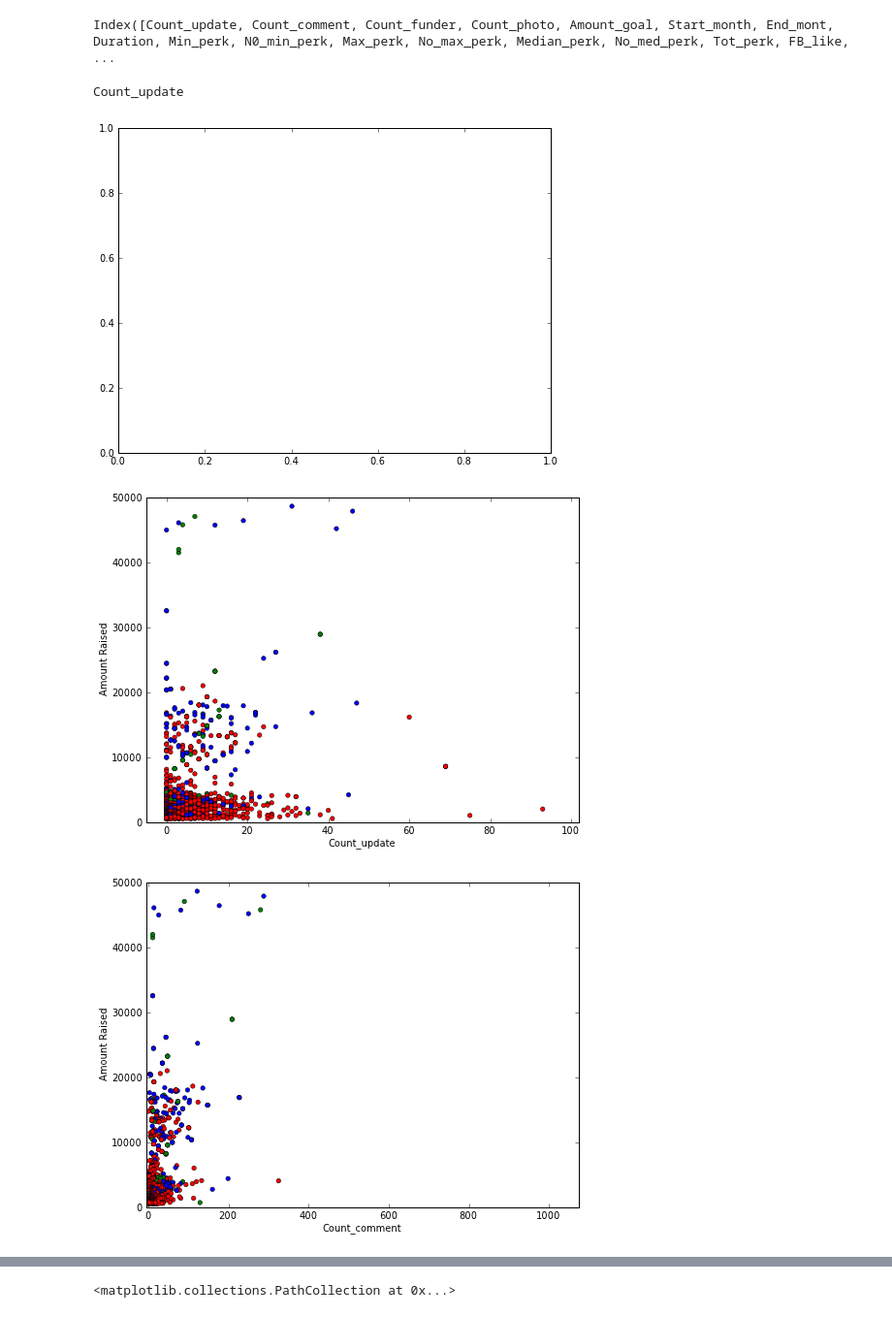
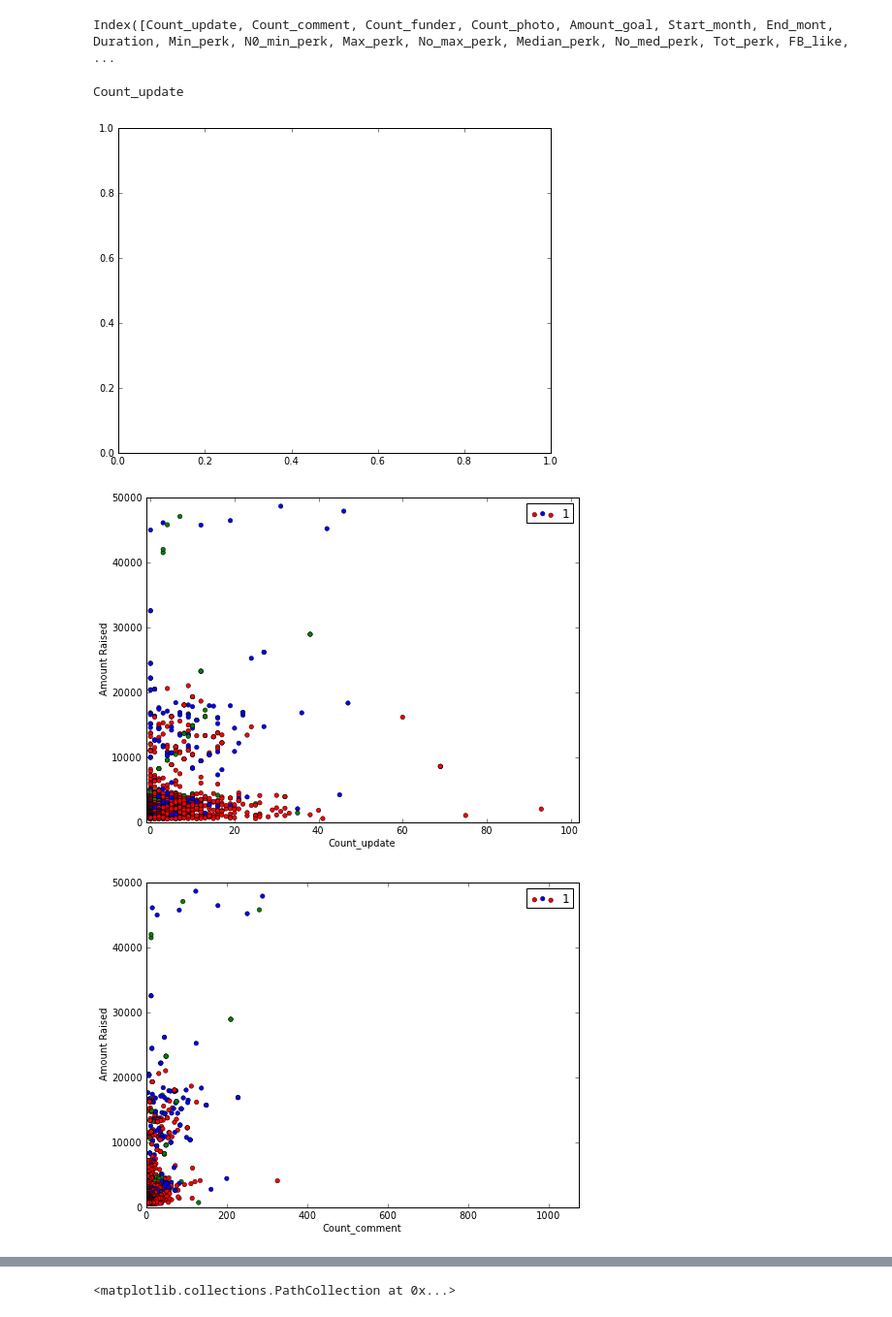
Before and after one commit to sonalisharma/pythonseminar, a Jupyter notebook: FinalProject/Notebooks/Regression-Logistic classification.ipynb, the cells around one changed output, grey strips where cells are left out. Shown at 97% size. Drawn from its saved outputs; the diff is of its cells as text; code cells hidden in the pictures.

```diff
--- a/FinalProject/Notebooks/Regression-Logistic classification.ipynb
+++ b/FinalProject/Notebooks/Regression-Logistic classification.ipynb
@@ -47,6 +49,7 @@ data = data.drop('Start_year',1)
 data = data.drop('End_year',1)
 data = data.drop('Start_day',1)
 data = data.drop('End_day',1)
+data = data.drop('Amount_goal',1)
 #data = data.drop('Amount_Raised',1)
 data = data.drop('Time_Left',1)
 # %%
@@ -1167,36 +1174,40 @@ ax1.set_xlim([1,25])
 data.columns
 # %% [output]
 Index([Count_update, Count_comment, Count_funder, Count_photo, Amount_goal, Start_month, End_mont, Duration, Min_perk, N0_min_perk, Max_perk, No_max_perk, Median_perk, No_med_perk, Tot_perk, FB_like,  ...
+# %%
+data = data.drop('Amount_goal',1)
 # %%
 fig,ax1 = plt.subplots(figsize=(8,6))
-col = {0: data['Count_update'], 1:data['Count_comment'], 2:data['Count_funder'], 3:data['Count_photo'],
-       4: data['Amount_goal'], 5:data['Start_month'], 6:data['End_mont'], 7:data['Duration'],
+col = {0: data['Count_update'], 1:data['Count_comment'], 2:data['Count_funder'], 3:data['Count_photo'],4:data['Count_photo'],
+       5:data['Start_month'], 6:data['End_mont'], 7:data['Duration'],
        8: data['Min_perk'], 9:data['N0_min_perk'], 10:data['Max_perk'], 11:data['No_max_perk'],
        12: data['Median_perk'], 13:data['No_med_perk'], 14:data['Tot_perk'], 15:data['FB_like'],
        16: data['FB_talking'], 17:data['You_avg_duratio'], 18:data['You_avg_view_count'], 19:data['You_avg_rating'],
        20: data['US'], 21:data['newtype'], 22:data['lat'], 23:data['lon'],24:data['recoded_country'],25:data['Mintotal'],
        26:data['Mediantotal'],27:data['Min_by_goal'],28:data['Max_by_goal'],29:data['Median_by_goal']
        }
 cols = {1: "blue", 2: "green", 3: "red"}
+label = {1}
 color = map(lambda x: cols[x],Y)
 print col[0].name
 
-for i in range(30):
+for i in range(3):
     fig,ax1 = plt.subplots(figsize=(8,6))
     ax1.scatter(col[i],amount_raised,c = color, lw = 0.5)
     ax1.set_xlabel(col[i].name)
     ax1.set_ylabel('Amount Raised')
     ax1.set_ylim([0,50000])
     tmparray = np.float64(col[i])
-    ax1.set_xlim([-5,tmparray.max()])
-    fig.savefig("Plots/"+col[0].name+".png")
+    ax1.set_xlim([-1,tmparray.max()])
+    ax1.legend(cols)
+    fig.savefig("Plots/"+col[i].name+".png")
     #ax1.set_xlim([1,25])
         #if i==j:
             #at = AnchoredText(parameters[i],prop=dict(size=8), frameon=True, loc=2, )
             #at.patch.set_boxstyle("round,pad=0.,rounding_size=0.2")
             #ax[i,j].add_artist(at)
 # %% [output]
 Count_update
 [figure]
-[figure, old version]
+[figure, new version]
-[figure, old version]
+[figure, new version]
```
Also changed, not shown: parts of 12 cells of this notebook, 5 other files.
